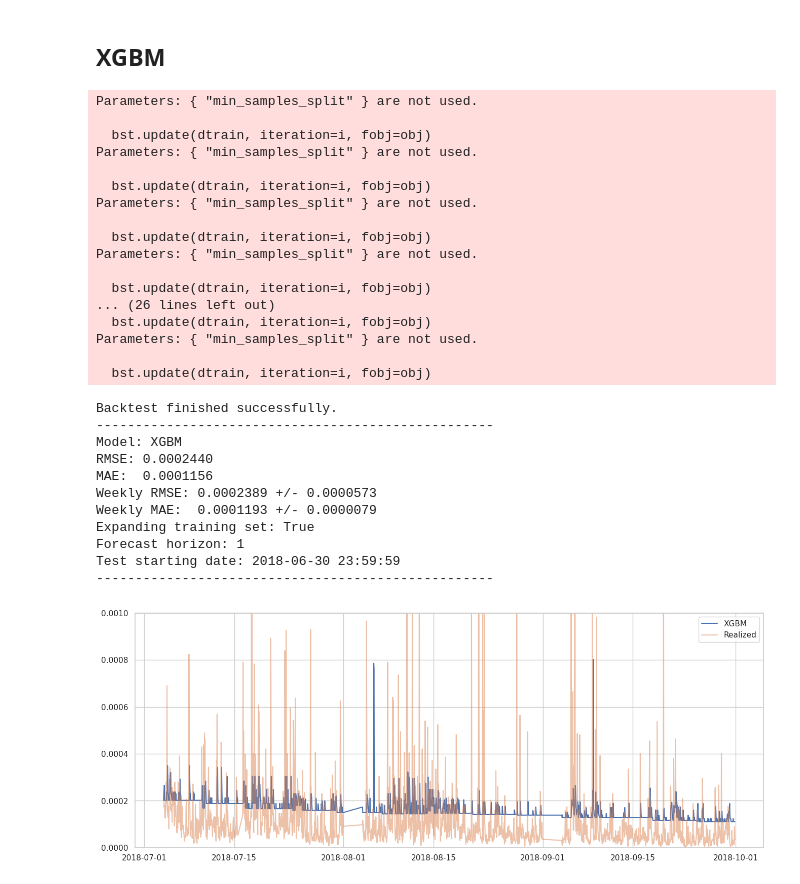
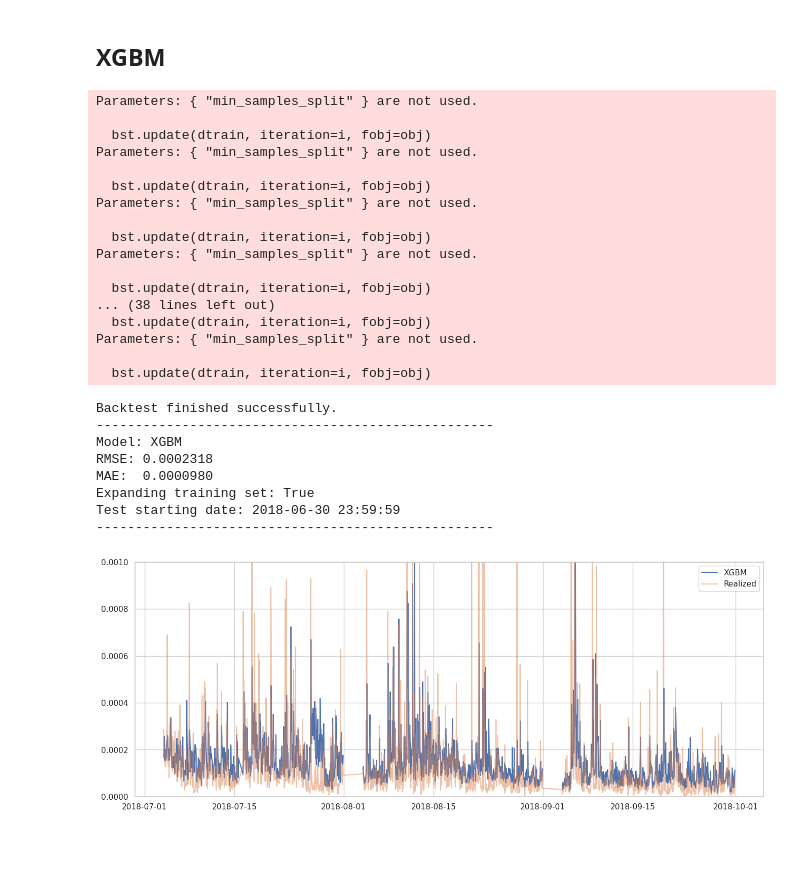
Before and after one commit to v-buchkov/mlfcs, a Jupyter notebook: experiments/miro/3.3-mz-test-bnchmrks-expanding.ipynb, the cells around one changed output. Drawn from its saved outputs; the diff is of its cells as text; code cells hidden in the pictures; blank space fills up the shorter version.

```diff
--- a/experiments/miro/3.3-mz-test-bnchmrks-expanding.ipynb
+++ b/experiments/miro/3.3-mz-test-bnchmrks-expanding.ipynb
@@ -89,4 +156,7 @@ Index(['vol', 'ret', 'log_vol', 'vol_lag1', 'vol_lag2', 'vol_lag3', 'vol_lag4',
       dtype='object')
+# %%
+output_template = pd.read_csv(data_path / "btc" / "output_template.csv", index_col=0)
+output_template.index = pd.to_datetime(output_template.index)
 # %%
 IS_EXPANDING = True
 suffix = "expanding" if IS_EXPANDING else "rolling"
@@ -97,6 +167,7 @@ init_training_vola = dataset.loc[:LAST_TRAINING_DATE]
 # %%
 backtester = BenchmarkBacktester(
     dataset=dataset,
+    output_template=output_template,
     last_train_date=LAST_TRAINING_DATE,
     is_training_expanded=IS_EXPANDING,
     lookback=LOOK_BACK,
@@ -492,38 +1082,35 @@ backtest_results_rf.forecasts.to_csv(
 ## XGBM
 # %%
 backtest_results_xgbm = backtester.backtest(XGBM,
-    hyperparams={'n_estimators':200, 'max_depth': 5, 'min_samples_split': 20},
-    is_multivariate=True)
+    hyperparams={'n_estimators':50, 'max_depth': 3, 'min_samples_split': 20},
+    use_ob_feats=True)
 # %% [output]
 Parameters: { "min_samples_split" } are not used.
 
   bst.update(dtrain, iteration=i, fobj=obj)
 Parameters: { "min_samples_split" } are not used.
 
   bst.update(dtrain, iteration=i, fobj=obj)
 Parameters: { "min_samples_split" } are not used.
 
   bst.update(dtrain, iteration=i, fobj=obj)
 Parameters: { "min_samples_split" } are not used.
 
   bst.update(dtrain, iteration=i, fobj=obj)
-... (26 lines left out)
+... (38 lines left out)
   bst.update(dtrain, iteration=i, fobj=obj)
 Parameters: { "min_samples_split" } are not used.
 
   bst.update(dtrain, iteration=i, fobj=obj)
 Backtest finished successfully.
 ---------------------------------------------------
 Model: XGBM
-RMSE: 0.0002440
-MAE:  0.0001156
-Weekly RMSE: 0.0002389 +/- 0.0000573
-Weekly MAE:  0.0001193 +/- 0.0000079
+RMSE: 0.0002318
+MAE:  0.0000980
 Expanding training set: True
-Forecast horizon: 1
 Test starting date: 2018-06-30 23:59:59
 ---------------------------------------------------
-[figure, old version]
+[figure, new version]
 # %%
 backtest_results_xgbm.forecasts.to_csv(
     data_path / "output" / "benchmark_backtest" / f"xgbm_{suffix}.csv",
```
Also changed, not shown: parts of 25 cells of this notebook, 7 other files.
